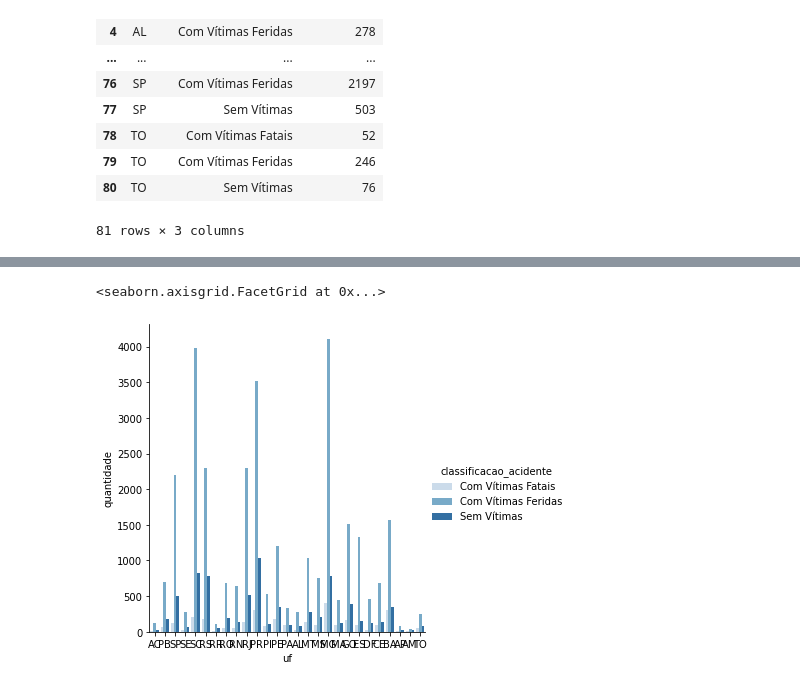
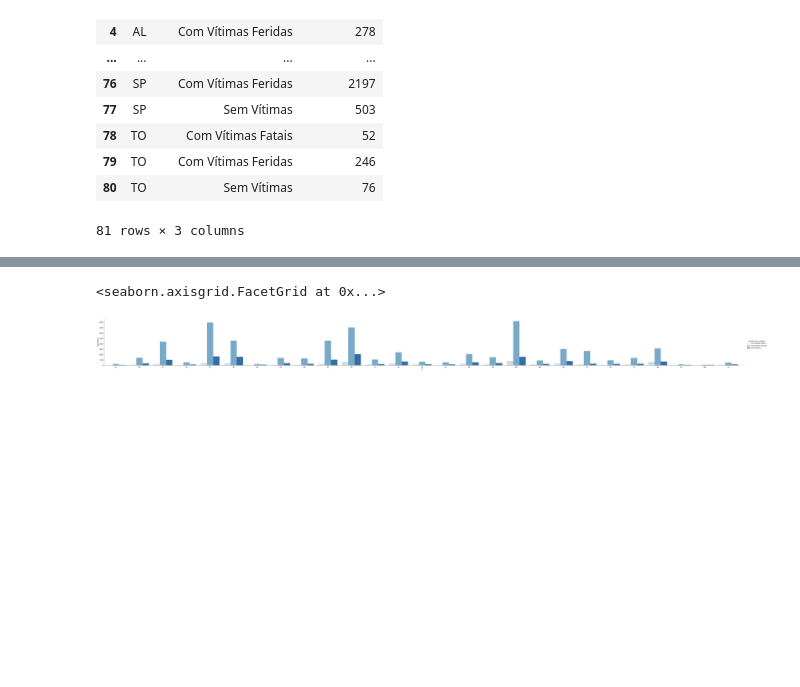
Before and after one commit to sheylacantalupo/Analysis-BDBI, a Jupyter notebook: PRF_acidentes.ipynb, the cells around one changed output, grey strips where cells are left out. Drawn from its saved outputs; the diff is of its cells as text; code cells hidden in the pictures; blank space fills up the shorter version.

Commit message:
aspect

```diff
--- a/PRF_acidentes.ipynb
+++ b/PRF_acidentes.ipynb
@@ -161,7 +161,8 @@ fig_1.show()
 [interactive output not drawn]
 # %%
 # gráfico de barras agrupadas
-sns.catplot(data = acidente_regiao, x = "uf", y = "quantidade", hue = "classificacao_acidente", order = acidente_regiao["uf"].value_counts().index, kind = "bar", palette = "Blues", col_order= "classificacao_acidente" )
+sns.catplot(data = acidente_regiao, x = "uf", y = "quantidade", hue = "classificacao_acidente", order = acidente_regiao["uf"].value_counts().index, kind = "bar",
+        aspect = 12, palette = "Blues", col_order= "classificacao_acidente" )
 # %% [output]
 <seaborn.axisgrid.FacetGrid at 0x...>
-[figure, old version]
+[figure, new version]
```
